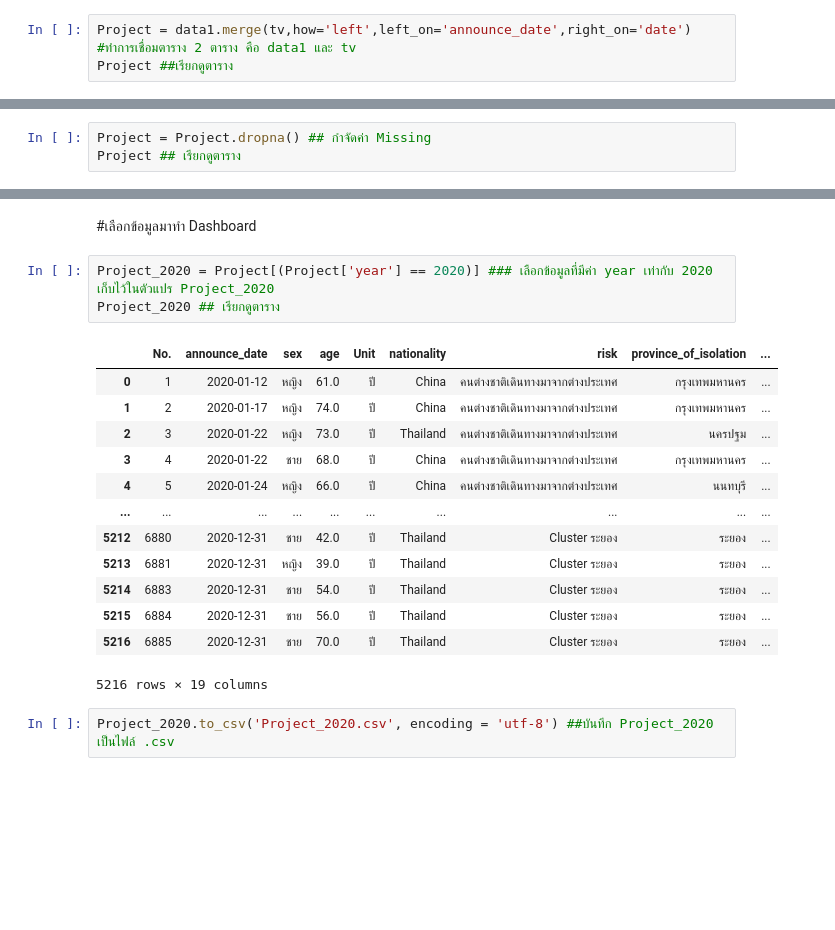
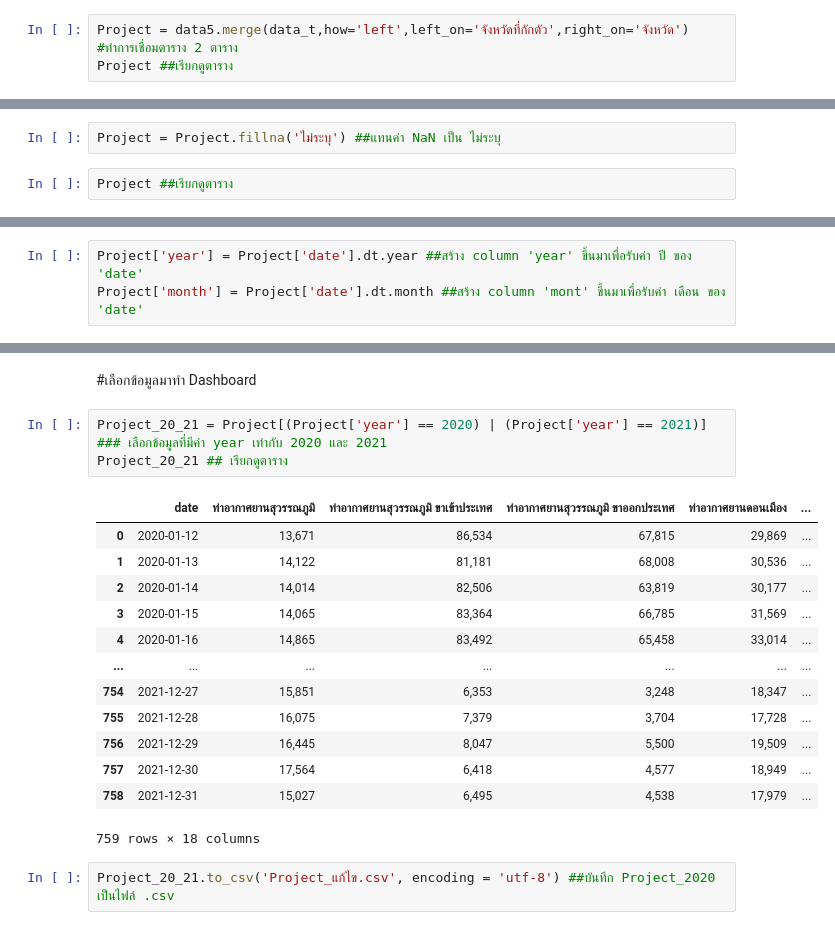
Before and after one commit to siriwat-heart/data_viz_2022, a Jupyter notebook: Project.ipynb, the cells around one changed output, grey strips where cells are left out. Saved outputs shown, nothing was run; the diff lists cells and outputs as text; blank space fills up the shorter version.

```diff
--- a/Project.ipynb
+++ b/Project.ipynb
@@ -446,4 +757,4 @@ after = 3032781
 # %%
-Project = data1.merge(tv,how='left',left_on='announce_date',right_on='date') #ทำการเชื่อมตาราง 2 ตาราง คือ data1 และ tv
+Project = data5.merge(data_t,how='left',left_on='จังหวัดที่กักตัว',right_on='จังหวัด') #ทำการเชื่อมตาราง 2 ตาราง
 Project ##เรียกดูตาราง
 # %% [output]
@@ -487,7 +795,8 @@ date                                  False
 dtype: bool
 # %% [markdown]
 ###กำจัดค่า Missing
+# %%
+Project = Project.fillna('ไม่ระบุ') ##แทนค่า NaN เป็น ไม่ระบุ
 # %%
-Project = Project.dropna() ## กำจัดค่า Missing
-Project ## เรียกดูตาราง
+Project ##เรียกดูตาราง
 # %% [output]
@@ -537,0 +838,3 @@ after = 3032781
+# %%
+Project['year'] = Project['date'].dt.year ##สร้าง column 'year' ขึ้นมาเพื่อรับค่า ปี ของ 'date'
+Project['month'] = Project['date'].dt.month ##สร้าง column 'mont' ขึ้นมาเพื่อรับค่า เดือน ของ 'date'
@@ -538,21 +857,21 @@ after = 3032781
 # %% [markdown]
 #เลือกข้อมูลมาทำ Dashboard
 # %%
-Project_2020 = Project[(Project['year'] == 2020)] ### เลือกข้อมูลที่มีค่า year เท่ากับ 2020 เก็บไว้ในตัวแปร Project_2020
-Project_2020 ## เรียกดูตาราง
+Project_20_21 = Project[(Project['year'] == 2020) | (Project['year'] == 2021)] ### เลือกข้อมูลที่มีค่า year เท่ากับ 2020 และ 2021
+Project_20_21 ## เรียกดูตาราง
 # %% [output]
-|  | No. | announce_date | sex | age | Unit | nationality | risk | province_of_isolation | ... |
-| 0 | 1 | 2020-01-12 | หญิง | 61.0 | ปี | China | คนต่างชาติเดินทางมาจากต่างประเทศ | กรุงเทพมหานคร | ... |
-| 1 | 2 | 2020-01-17 | หญิง | 74.0 | ปี | China | คนต่างชาติเดินทางมาจากต่างประเทศ | กรุงเทพมหานคร | ... |
-| 2 | 3 | 2020-01-22 | หญิง | 73.0 | ปี | Thailand | คนต่างชาติเดินทางมาจากต่างประเทศ | นครปฐม | ... |
-| 3 | 4 | 2020-01-22 | ชาย | 68.0 | ปี | China | คนต่างชาติเดินทางมาจากต่างประเทศ | กรุงเทพมหานคร | ... |
-| 4 | 5 | 2020-01-24 | หญิง | 66.0 | ปี | China | คนต่างชาติเดินทางมาจากต่างประเทศ | นนทบุรี | ... |
-| ... | ... | ... | ... | ... | ... | ... | ... | ... | ... |
-| 5212 | 6880 | 2020-12-31 | ชาย | 42.0 | ปี | Thailand | Cluster ระยอง | ระยอง | ... |
-| 5213 | 6881 | 2020-12-31 | หญิง | 39.0 | ปี | Thailand | Cluster ระยอง | ระยอง | ... |
-| 5214 | 6883 | 2020-12-31 | ชาย | 54.0 | ปี | Thailand | Cluster ระยอง | ระยอง | ... |
-| 5215 | 6884 | 2020-12-31 | ชาย | 56.0 | ปี | Thailand | Cluster ระยอง | ระยอง | ... |
-| 5216 | 6885 | 2020-12-31 | ชาย | 70.0 | ปี | Thailand | Cluster ระยอง | ระยอง | ... |
+|  | date | ท่าอากาศยานสุวรรณภูมิ | ท่าอากาศยานสุวรรณภูมิ ขาเข้าประเทศ | ท่าอากาศยานสุวรรณภูมิ ขาออกประเทศ | ท่าอากาศยานดอนเมือง | ... |
+| 0 | 2020-01-12 | 13,671 | 86,534 | 67,815 | 29,869 | ... |
+| 1 | 2020-01-13 | 14,122 | 81,181 | 68,008 | 30,536 | ... |
+| 2 | 2020-01-14 | 14,014 | 82,506 | 63,819 | 30,177 | ... |
+| 3 | 2020-01-15 | 14,065 | 83,364 | 66,785 | 31,569 | ... |
+| 4 | 2020-01-16 | 14,865 | 83,492 | 65,458 | 33,014 | ... |
+| ... | ... | ... | ... | ... | ... | ... |
+| 754 | 2021-12-27 | 15,851 | 6,353 | 3,248 | 18,347 | ... |
+| 755 | 2021-12-28 | 16,075 | 7,379 | 3,704 | 17,728 | ... |
+| 756 | 2021-12-29 | 16,445 | 8,047 | 5,500 | 19,509 | ... |
+| 757 | 2021-12-30 | 17,564 | 6,418 | 4,577 | 18,949 | ... |
+| 758 | 2021-12-31 | 15,027 | 6,495 | 4,538 | 17,979 | ... |
-5216 rows × 19 columns
+759 rows × 18 columns
 # %%
-Project_2020.to_csv('Project_2020.csv', encoding = 'utf-8') ##บันทึก Project_2020 เป็นไฟล์ .csv
+Project_20_21.to_csv('Project_แก้ไข.csv', encoding = 'utf-8') ##บันทึก Project_2020 เป็นไฟล์ .csv
```
Also changed, not shown: parts of 51 cells of this notebook.
